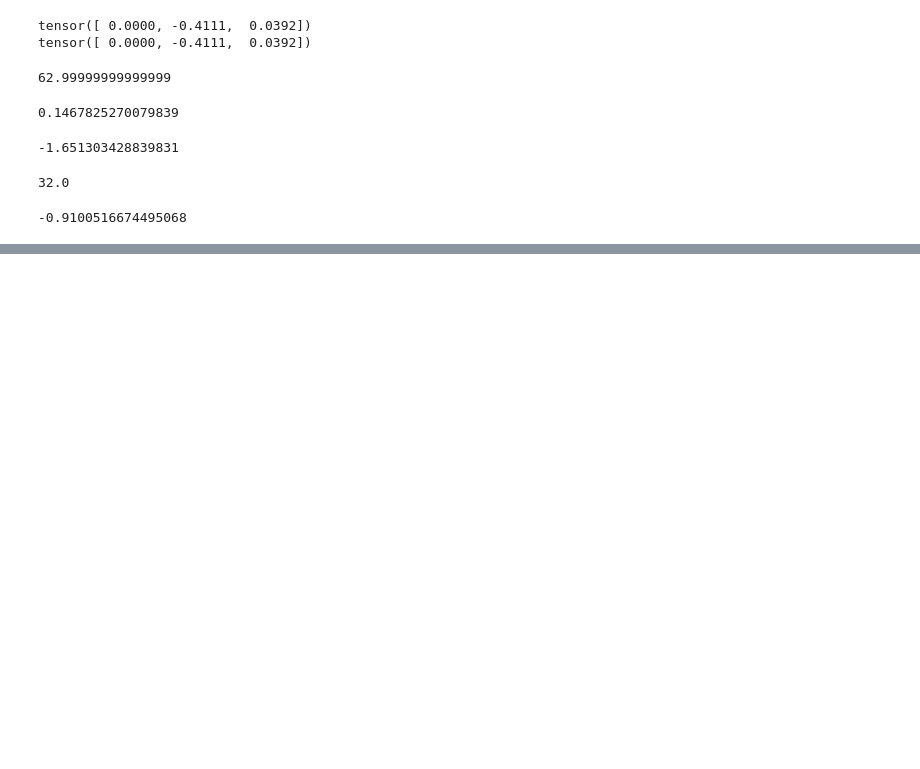
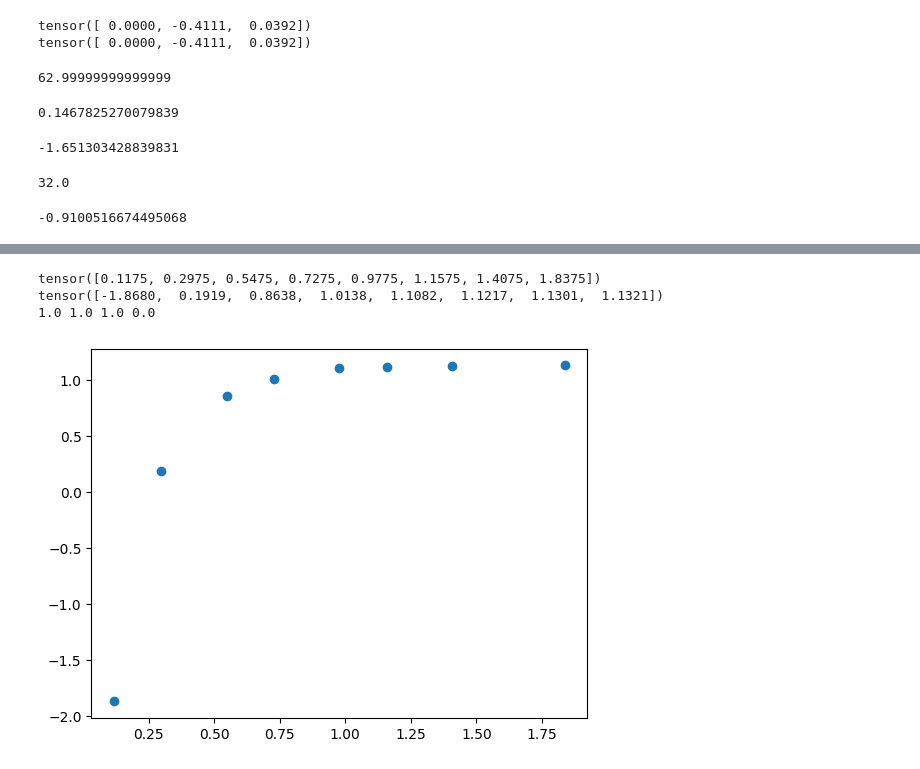
Before and after one commit to PepperXZC/MRI-Simulation-Python, a Jupyter notebook: test_regression.ipynb, the cells around one changed output, grey strips where cells are left out. Saved outputs shown, nothing was run; the diff lists cells and outputs as text; code cells hidden in the pictures; blank space fills up the shorter version.

```diff
--- a/test_regression.ipynb
+++ b/test_regression.ipynb
@@ -169,0 +233,24 @@ tensor([ 0.0000, -0.4111,  0.0392])
+# %%
+import numpy as np
+import copy
+def model(x, A, B, t1):
+    return A - B * np.exp(- x / t1)
+from scipy.optimize import curve_fit
+x = torch.Tensor([ 117.5000,  297.5000,  547.5000,  727.5000,  977.5000, 1157.5000, 1407.5000, 1837.5000]) * 1e-3
+print(x)
+y = copy.deepcopy(data_list[:, 0, 0])
+# y[0] *= -1
+print(y)
+plt.scatter(x, y)
+param, param_cov = curve_fit(model, x, y, p0=[1,1,1], maxfev = int(1e8))
+print(param[0], param[1], param[2], param[2] * (param[1] / param[0] - 1))
+
+x_temp = np.arange(x.min(), x.max(), 1)
+y = model(x, param[0], param[1], param[2])
+# plt.plot(x, y)
+plt.show()
+# %% [output]
+tensor([0.1175, 0.2975, 0.5475, 0.7275, 0.9775, 1.1575, 1.4075, 1.8375])
+tensor([-1.8680,  0.1919,  0.8638,  1.0138,  1.1082,  1.1217,  1.1301,  1.1321])
+1.0 1.0 1.0 0.0
+[figure, added]
```
Also changed, not shown: parts of 3 cells of this notebook, 10 other files.
